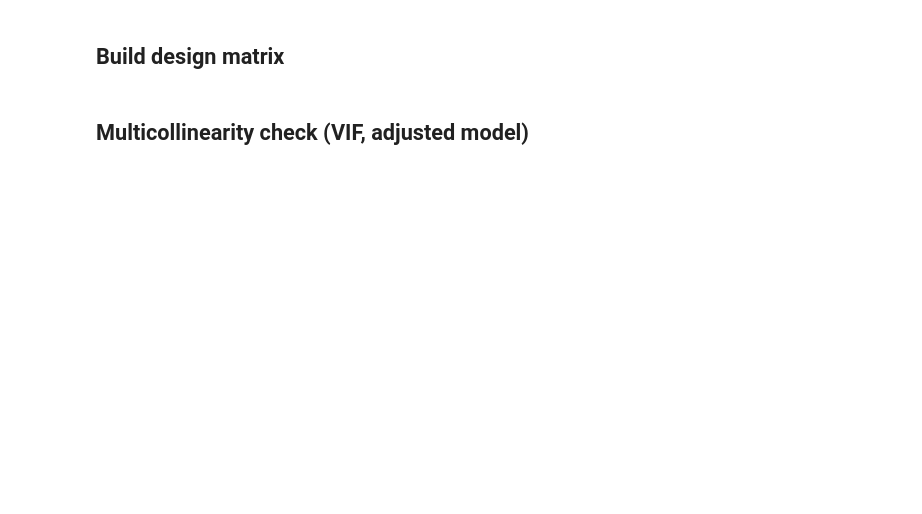
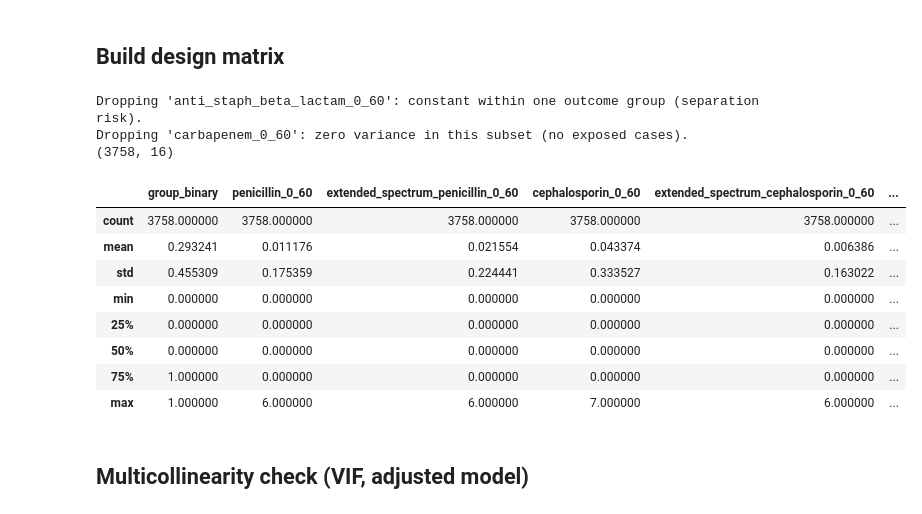
Before and after one commit to alexjr721/mrsa-infection-analysis, a Jupyter notebook: notebooks/04b_logreg_patient.ipynb, the cells around one changed output. Drawn from its saved outputs; the diff is of its cells as text; code cells hidden in the pictures; blank space fills up the shorter version.

```diff
--- a/notebooks/04b_logreg_patient.ipynb
+++ b/notebooks/04b_logreg_patient.ipynb
@@ -26,16 +28,30 @@ pat.shape
 ## Build design matrix
 # %%
 abx_cols = [c for c in pat.columns if c.endswith("_0_60") and c != "any_abx_0_60"]
+abx_cols = drop_zero_variance(pat, abx_cols, outcome_col="group_binary")
 
 pat_enc = pat.copy()
 pat_enc["sex_male"] = (pat_enc["sex"].str.lower() == "male").astype(int)
 
 base_predictors = abx_cols + ["elix_index_mortality"]
 adjusted_predictors = base_predictors + ["age", "sex_male"]
 
 model_df = pat_enc[["group_binary"] + adjusted_predictors].dropna()
 print(model_df.shape)
 model_df.describe()
+# %% [output]
+Dropping 'anti_staph_beta_lactam_0_60': constant within one outcome group (separation risk).
+Dropping 'carbapenem_0_60': zero variance in this subset (no exposed cases).
+(3758, 16)
+|  | group_binary | penicillin_0_60 | extended_spectrum_penicillin_0_60 | cephalosporin_0_60 | extended_spectrum_cephalosporin_0_60 | ... |
+| count | 3758.000000 | 3758.000000 | 3758.000000 | 3758.000000 | 3758.000000 | ... |
+| mean | 0.293241 | 0.011176 | 0.021554 | 0.043374 | 0.006386 | ... |
+| std | 0.455309 | 0.175359 | 0.224441 | 0.333527 | 0.163022 | ... |
+| min | 0.000000 | 0.000000 | 0.000000 | 0.000000 | 0.000000 | ... |
+| 25% | 0.000000 | 0.000000 | 0.000000 | 0.000000 | 0.000000 | ... |
+| 50% | 0.000000 | 0.000000 | 0.000000 | 0.000000 | 0.000000 | ... |
+| 75% | 1.000000 | 0.000000 | 0.000000 | 0.000000 | 0.000000 | ... |
+| max | 1.000000 | 6.000000 | 6.000000 | 7.000000 | 6.000000 | ... |
 # %% [markdown]
 ## Multicollinearity check (VIF, adjusted model)
 # %%
```
Also changed, not shown: parts of 5 cells of this notebook, 4 other files.
